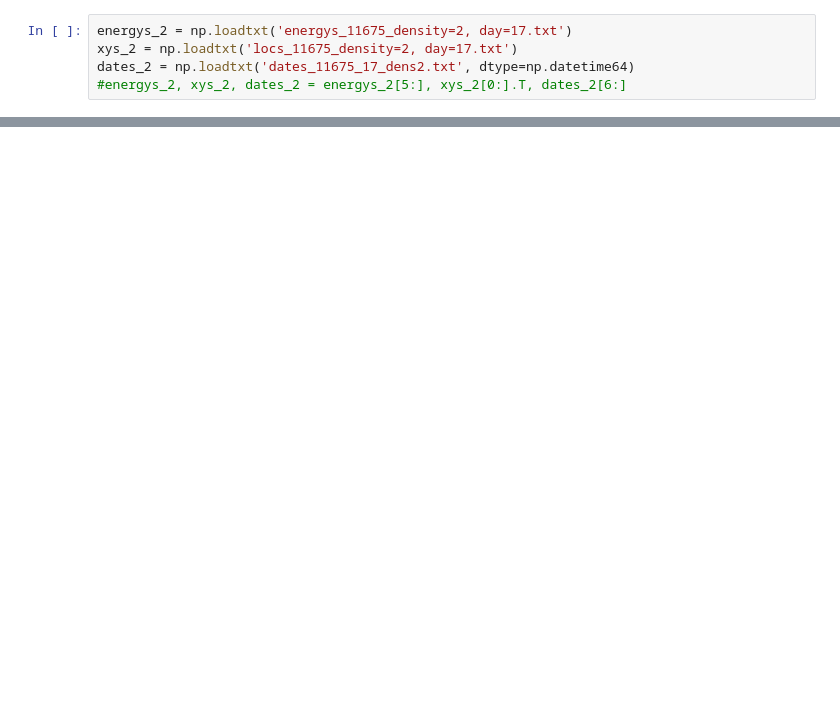
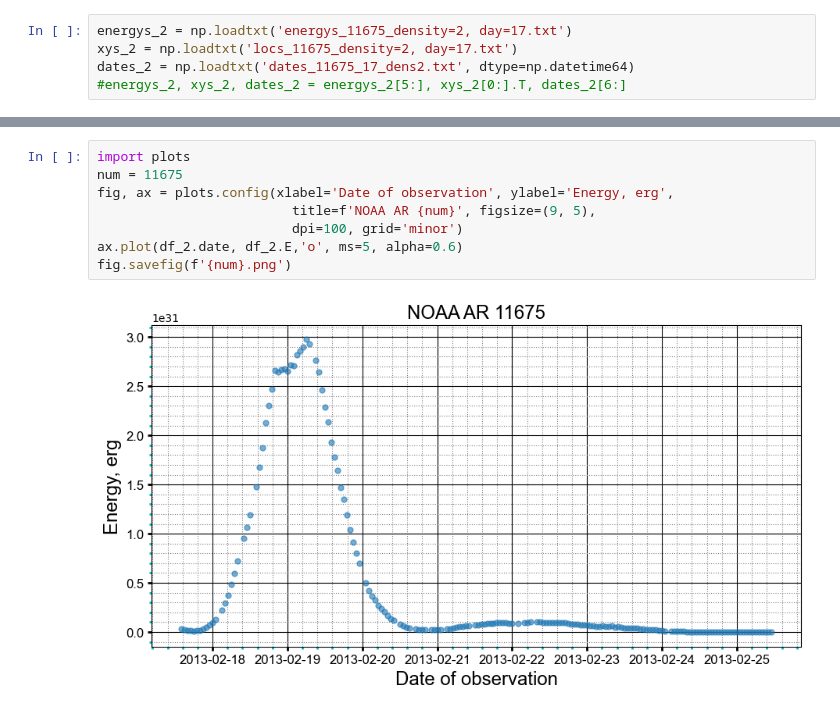
Before and after one commit to jakezetci/sun, a Jupyter notebook: distance_test.ipynb, the cells around one changed output, grey strips where cells are left out. Drawn from its saved outputs; the diff is of its cells as text; blank space fills up the shorter version.

```diff
--- a/distance_test.ipynb
+++ b/distance_test.ipynb
@@ -67,0 +81,10 @@ df_2.plot('date','E')
+# %%
+import plots
+num = 11675
+fig, ax = plots.config(xlabel='Date of observation', ylabel='Energy, erg',
+                         title=f'NOAA AR {num}', figsize=(9, 5),
+                         dpi=100, grid='minor')
+ax.plot(df_2.date, df_2.E,'o', ms=5, alpha=0.6)
+fig.savefig(f'{num}.png')
+# %% [output]
+[figure, added]
```
Also changed, not shown: parts of 10 cells of this notebook.
